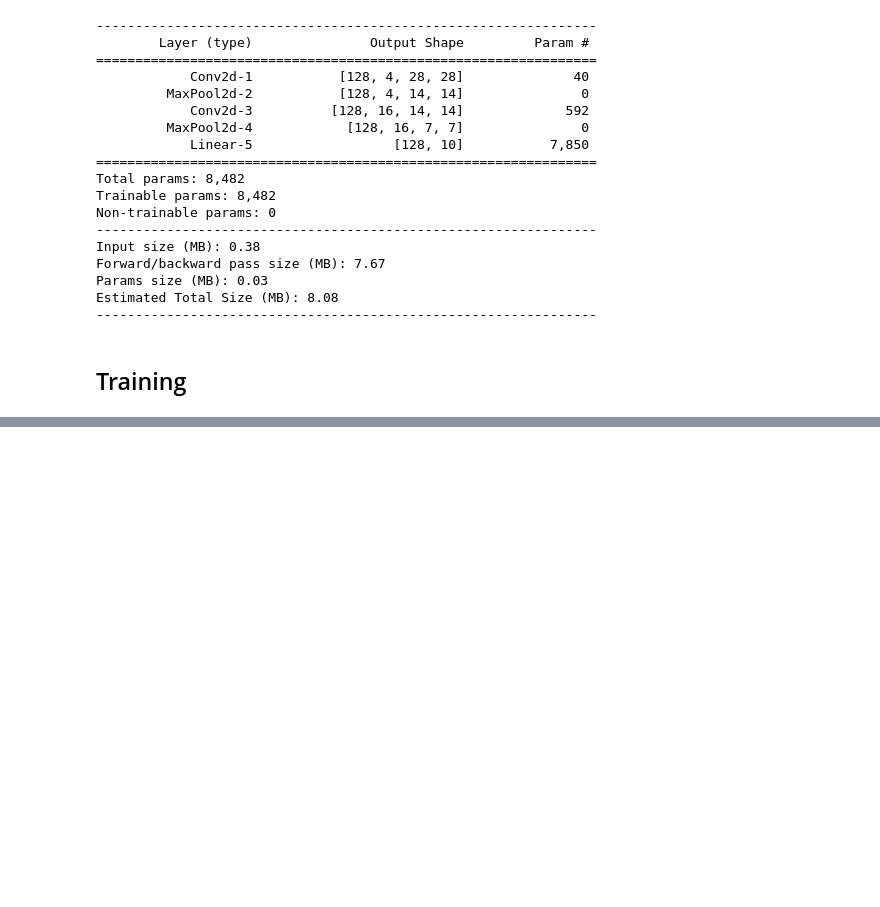
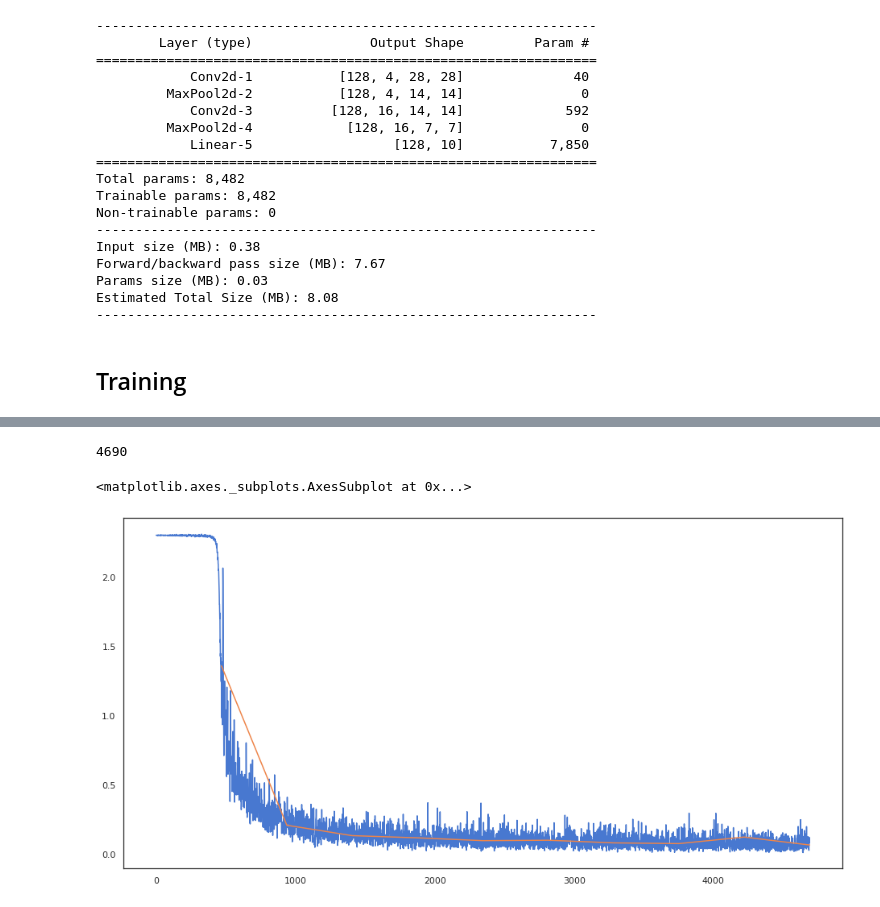
Before and after one commit to jachen36/dl_experiment, a Jupyter notebook: cnn-basic-imagenette.ipynb, the cells around one changed output, grey strips where cells are left out. Saved outputs shown, nothing was run; the diff lists cells and outputs as text; code cells hidden in the pictures; blank space fills up the shorter version.

Commit message:
Training loop can export the training lost

```diff
--- a/cnn-basic-imagenette.ipynb
+++ b/cnn-basic-imagenette.ipynb
@@ -275,7 +273,8 @@ dataset_sizes
 def train_model(model, criterion, optimizer, dataloaders, scheduler=None, num_epochs=25):
     since = time.time()
 
-    best_acc = 0.0
+    batch_loss_record = []
+    val_loss_record = []
 
     for epoch in tnrange(num_epochs):
         print(f'Epoch {epoch:03d}/{num_epochs - 1:03d}')
@@ -287,9 +286,8 @@ def train_model(model, criterion, optimizer, dataloaders, scheduler=None, num_ep
                 model.train()
             else:
                 model.eval()
-
-            running_loss = 0.0
-            running_corrects = 0
+                running_loss = 0.0
+                running_corrects = 0
 
             # Iterate over data.
             for inputs, labels in dataloaders[phase]:
@@ -301,7 +299,7 @@ def train_model(model, criterion, optimizer, dataloaders, scheduler=None, num_ep
                 # forward
                 # track history if only in train
                 with torch.set_grad_enabled(phase == 'train'):
-                    outputs, _ = model(inputs)
+                    outputs = model(inputs)
                     _, preds = torch.max(outputs, 1)
                     loss = criterion(outputs, labels)
 
@@ -309,27 +307,29 @@ def train_model(model, criterion, optimizer, dataloaders, scheduler=None, num_ep
                     if phase == 'train':
                         loss.backward()
                         optimizer.step()
+                        batch_loss_record.append(loss.item())
+                    else:
+                        # validation
+                        running_loss += loss.item() * inputs.size(0)
+                        running_corrects += torch.sum(preds == labels.data)
 
-                # statistics
-                running_loss += loss.item() * inputs.size(0)
-                running_corrects += torch.sum(preds == labels.data)
 
-            epoch_loss = running_loss / dataset_sizes[phase]
-            epoch_acc = running_corrects.double() / dataset_sizes[phase]
+            if phase == 'train':
+#                 pdb.set_trace()
+                print(f'{phase} Batch Loss: {loss.item():.4f} Batch Acc: {torch.sum(preds == labels).double() / inputs.size(0):.4f}', end = " | ")
+            else:
+                epoch_loss = running_loss / dataset_sizes[phase]
+                epoch_acc = running_corrects.double() / dataset_sizes[phase]
+                print(f'{phase} Loss: {epoch_loss:.4f} Acc: {epoch_acc:.4f}')
 
-#             if phase == 'val': pdb.set_trace()
-
-            # TODO: add time to the end?
-            print(f'{phase} Loss: {epoch_loss:.4f} Acc: {epoch_acc:.4f}', end = " | ")
-
-        print()
+                val_loss_record.append(epoch_loss)
 
     time_elapsed = time.time() - since
     print('training complete in {:.0f}m {:.0f}s'.format(
             time_elapsed // 60, time_elapsed % 60))
-    print('Best val Acc: {:4f}'.format(best_acc))
+    return batch_loss_record, val_loss_record
 # %%
-train_model(model, criterion, optimizer, dataloaders, num_epochs=10)
+batch_loss, val_loss = train_model(model, criterion, optimizer, dataloaders, num_epochs=10)
 # %% [output]
 [interactive output not drawn]
 Epoch 000/009
@@ -390,0 +395,2 @@ print('Total Training Time: %.2f min' % ((time.time() - start_time)/60))
+# %%
+batch_loss, val_loss = train_model(model, criterion, optimizer, dataloaders, num_epochs=10)
@@ -390,0 +416,12 @@ print('Total Training Time: %.2f min' % ((time.time() - start_time)/60))
+# %%
+len(batch_loss)
+# %% [output]
+4690
+# %%
+fig, ax = plt.subplots(figsize=(16,8))
+sns.lineplot(np.arange(len(batch_loss)), batch_loss, ax=ax)
+sns.lineplot(np.arange(1, num_epochs+1)*len(dataloaders['train']), val_loss, ax=ax)
+# add legend
+# %% [output]
+<matplotlib.axes._subplots.AxesSubplot at 0x...>
+[figure, added]
```
Also changed, not shown: parts of 12 cells of this notebook.
